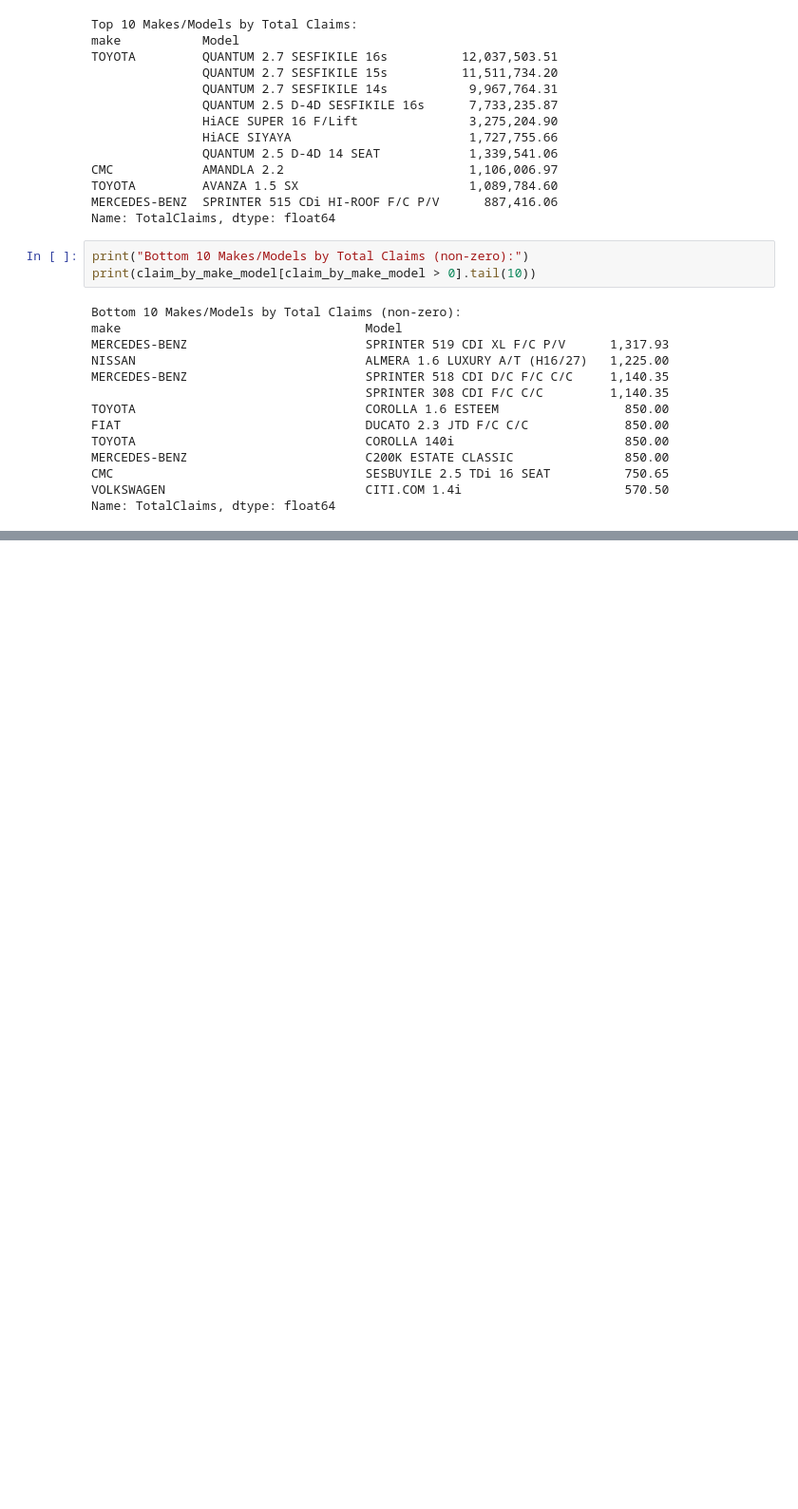
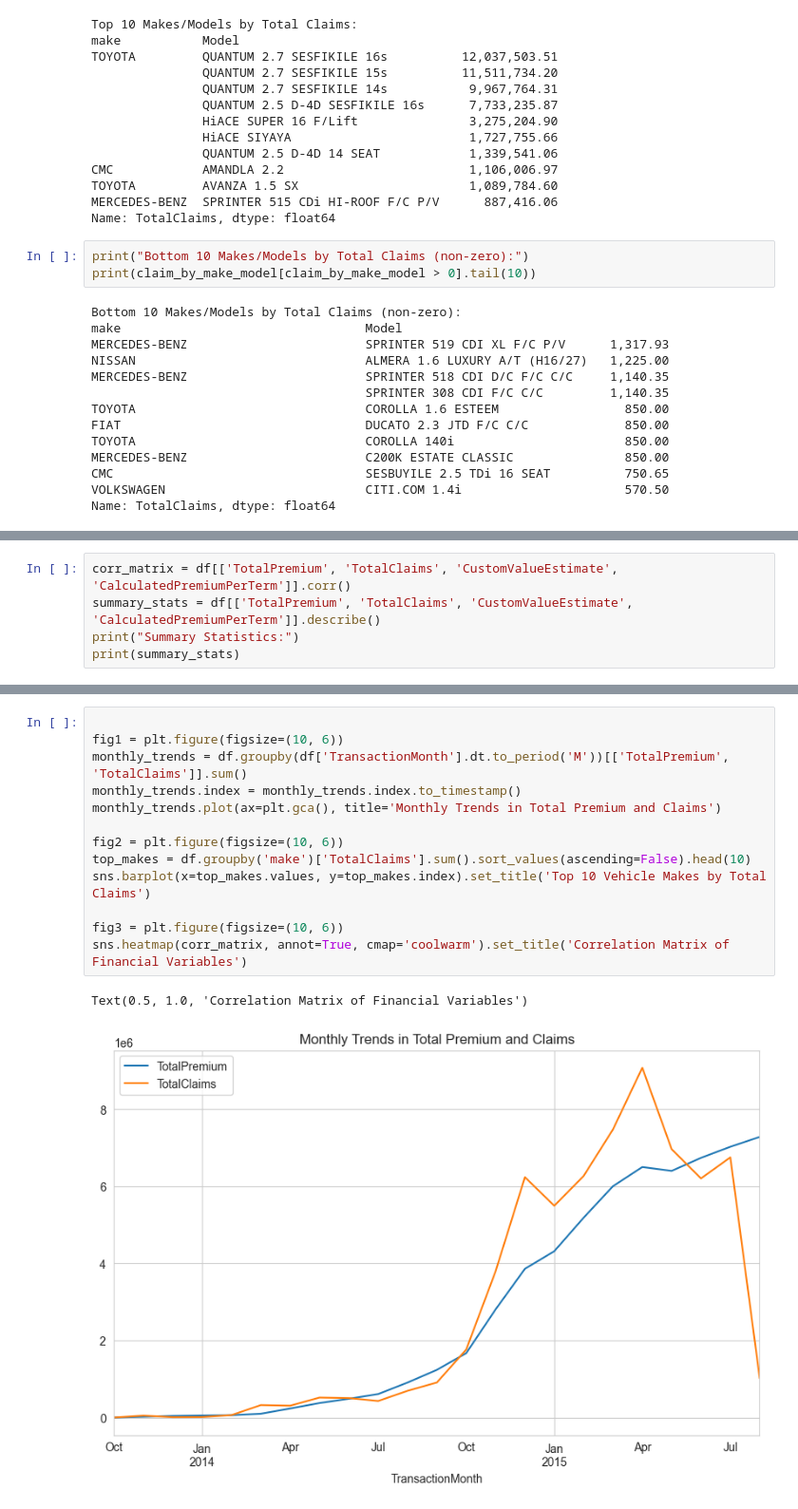
Before and after one commit to mikiyasegaye/Risk-Analytics-Predictive-Modeling, a Jupyter notebook: notebooks/task-1-eda.ipynb, the cells around one changed output, grey strips where cells are left out. Shown: that part at 95% size. Cells and saved outputs as stored; diff of their text form; blank space fills up the shorter version.

```diff
--- a/notebooks/task-1-eda.ipynb
+++ b/notebooks/task-1-eda.ipynb
@@ -306,0 +321,5 @@ Name: TotalClaims, dtype: float64
+# %%
+corr_matrix = df[['TotalPremium', 'TotalClaims', 'CustomValueEstimate', 'CalculatedPremiumPerTerm']].corr()
+summary_stats = df[['TotalPremium', 'TotalClaims', 'CustomValueEstimate', 'CalculatedPremiumPerTerm']].describe()
+print("Summary Statistics:")
+print(summary_stats)
@@ -306,0 +347,16 @@ Name: TotalClaims, dtype: float64
+# %%
+
+fig1 = plt.figure(figsize=(10, 6))
+monthly_trends = df.groupby(df['TransactionMonth'].dt.to_period('M'))[['TotalPremium', 'TotalClaims']].sum()
+monthly_trends.index = monthly_trends.index.to_timestamp()
+monthly_trends.plot(ax=plt.gca(), title='Monthly Trends in Total Premium and Claims')
+
+fig2 = plt.figure(figsize=(10, 6))
+top_makes = df.groupby('make')['TotalClaims'].sum().sort_values(ascending=False).head(10)
+sns.barplot(x=top_makes.values, y=top_makes.index).set_title('Top 10 Vehicle Makes by Total Claims')
+
+fig3 = plt.figure(figsize=(10, 6))
+sns.heatmap(corr_matrix, annot=True, cmap='coolwarm').set_title('Correlation Matrix of Financial Variables')
+# %% [output]
+Text(0.5, 1.0, 'Correlation Matrix of Financial Variables')
+[figure, added]
```
Also changed, not shown: parts of 4 cells of this notebook.
